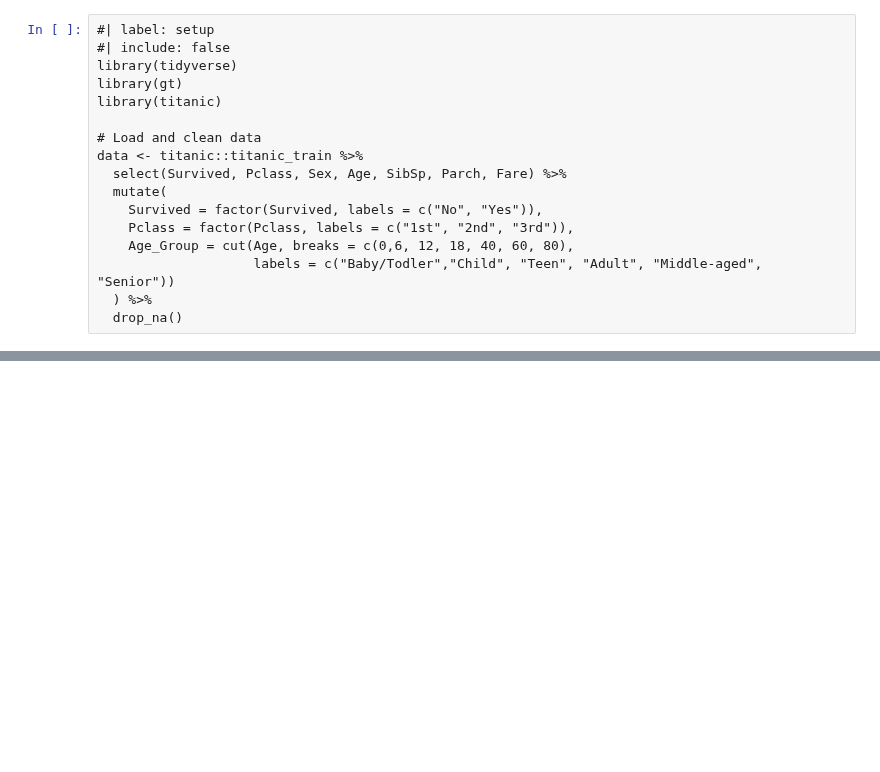
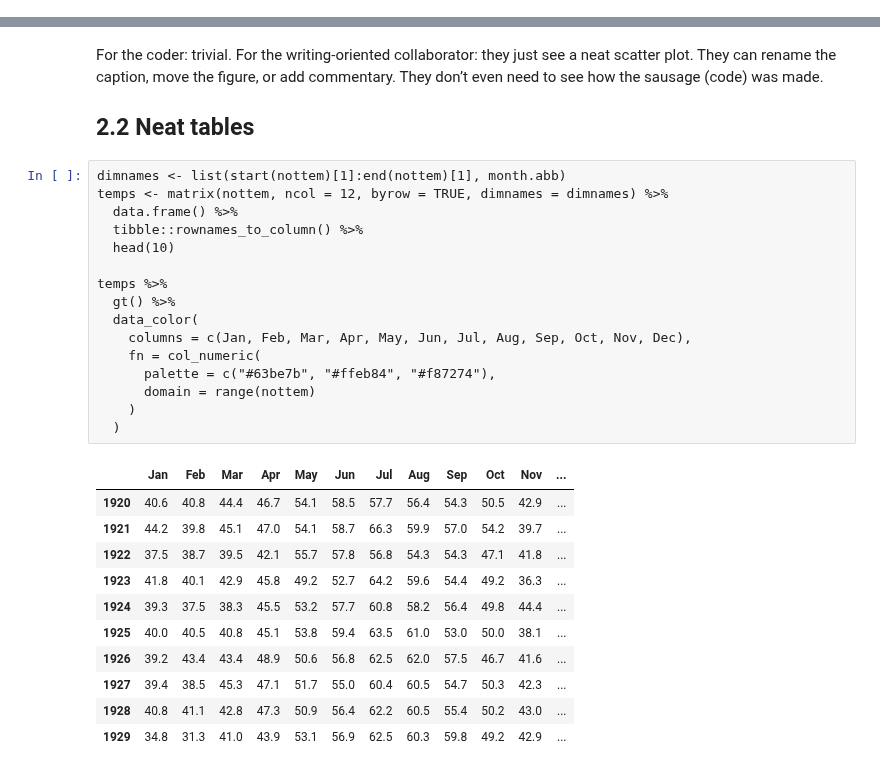
Before and after one commit to MichelNivard/titanic, a Jupyter notebook: titanic.ipynb, the cells around one changed output, grey strips where cells are left out. Saved outputs shown, nothing was run; the diff lists cells and outputs as text; blank space fills up the shorter version.

```diff
--- a/titanic.ipynb
+++ b/titanic.ipynb
@@ -11,17 +0,0 @@ subtitle: ''
-# %%
-#| label: setup
-#| include: false
-library(tidyverse)
-library(gt)
-library(titanic)
-
-# Load and clean data
-data <- titanic::titanic_train %>%
-  select(Survived, Pclass, Sex, Age, SibSp, Parch, Fare) %>%
-  mutate(
-    Survived = factor(Survived, labels = c("No", "Yes")),
-    Pclass = factor(Pclass, labels = c("1st", "2nd", "3rd")),
-    Age_Group = cut(Age, breaks = c(0,6, 12, 18, 40, 60, 80),
-                    labels = c("Baby/Todler","Child", "Teen", "Adult", "Middle-aged", "Senior"))
-  ) %>%
-  drop_na()
@@ -152,0 +65,32 @@ Understanding these survival dynamics can provide insights into historical socia
+# %% [markdown]
+For the coder: trivial. For the writing-oriented collaborator: they just see a neat scatter plot. They can rename the caption, move the figure, or add commentary. They don’t even need to see how the sausage (code) was made.
+
+## 2.2 Neat tables
+# %%
+dimnames <- list(start(nottem)[1]:end(nottem)[1], month.abb)
+temps <- matrix(nottem, ncol = 12, byrow = TRUE, dimnames = dimnames) %>%
+  data.frame() %>%
+  tibble::rownames_to_column() %>%
+  head(10)
+
+temps %>%
+  gt() %>%
+  data_color(
+    columns = c(Jan, Feb, Mar, Apr, May, Jun, Jul, Aug, Sep, Oct, Nov, Dec),
+    fn = col_numeric(
+      palette = c("#63be7b", "#ffeb84", "#f87274"),
+      domain = range(nottem)
+    )
+  )
+# %% [output]
+|  | Jan | Feb | Mar | Apr | May | Jun | Jul | Aug | Sep | Oct | Nov | ... |
+| 1920 | 40.6 | 40.8 | 44.4 | 46.7 | 54.1 | 58.5 | 57.7 | 56.4 | 54.3 | 50.5 | 42.9 | ... |
+| 1921 | 44.2 | 39.8 | 45.1 | 47.0 | 54.1 | 58.7 | 66.3 | 59.9 | 57.0 | 54.2 | 39.7 | ... |
+| 1922 | 37.5 | 38.7 | 39.5 | 42.1 | 55.7 | 57.8 | 56.8 | 54.3 | 54.3 | 47.1 | 41.8 | ... |
+| 1923 | 41.8 | 40.1 | 42.9 | 45.8 | 49.2 | 52.7 | 64.2 | 59.6 | 54.4 | 49.2 | 36.3 | ... |
+| 1924 | 39.3 | 37.5 | 38.3 | 45.5 | 53.2 | 57.7 | 60.8 | 58.2 | 56.4 | 49.8 | 44.4 | ... |
+| 1925 | 40.0 | 40.5 | 40.8 | 45.1 | 53.8 | 59.4 | 63.5 | 61.0 | 53.0 | 50.0 | 38.1 | ... |
+| 1926 | 39.2 | 43.4 | 43.4 | 48.9 | 50.6 | 56.8 | 62.5 | 62.0 | 57.5 | 46.7 | 41.6 | ... |
+| 1927 | 39.4 | 38.5 | 45.3 | 47.1 | 51.7 | 55.0 | 60.4 | 60.5 | 54.7 | 50.3 | 42.3 | ... |
+| 1928 | 40.8 | 41.1 | 42.8 | 47.3 | 50.9 | 56.4 | 62.2 | 60.5 | 55.4 | 50.2 | 43.0 | ... |
+| 1929 | 34.8 | 31.3 | 41.0 | 43.9 | 53.1 | 56.9 | 62.5 | 60.3 | 59.8 | 49.2 | 42.9 | ... |
```
Also changed, not shown: parts of 15 cells of this notebook.
